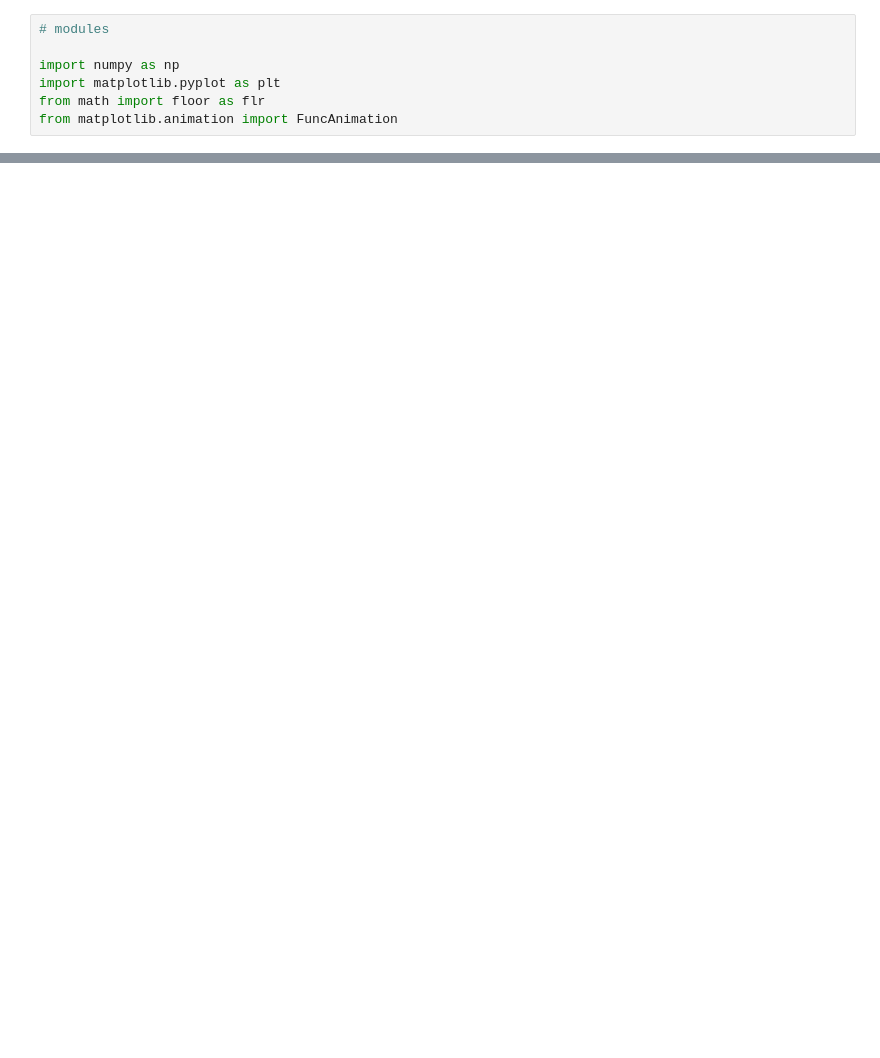
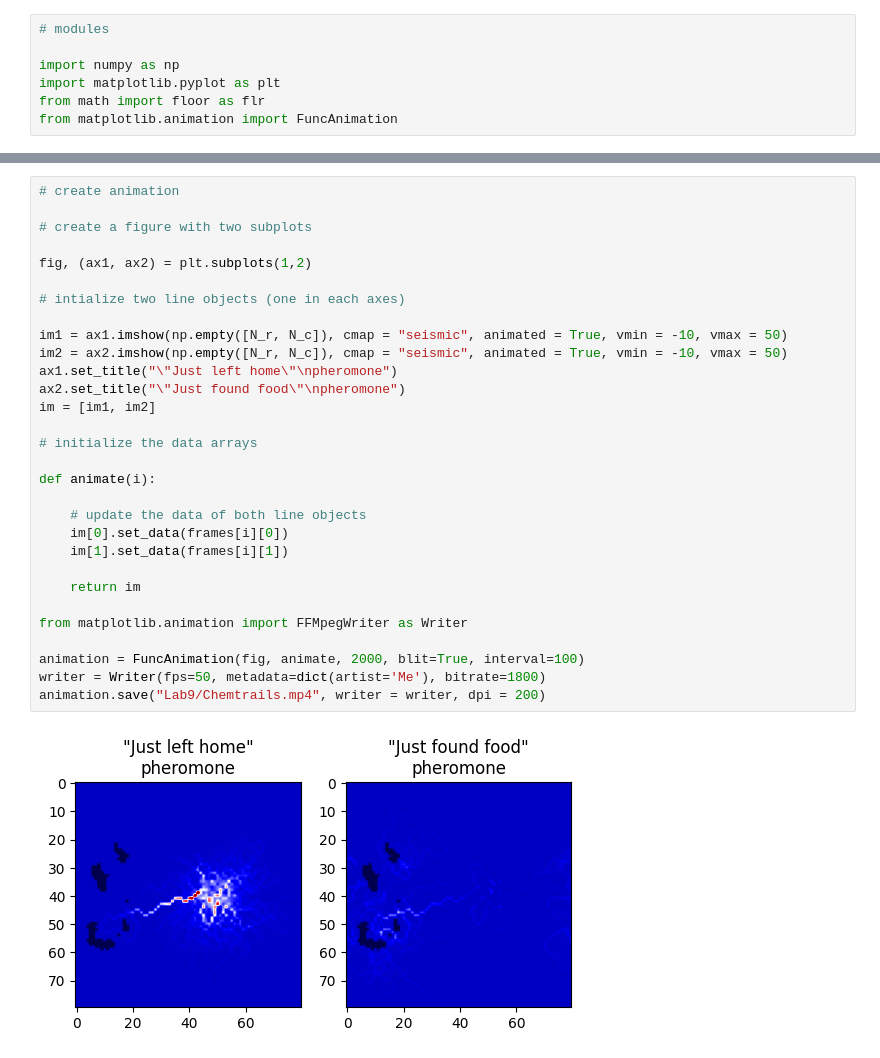
Before and after one commit to Laktyn/UW_Computer_Modeling, a Jupyter notebook: Lab9 - ants.ipynb, the cells around one changed output, grey strips where cells are left out. Cells and saved outputs as stored; diff of their text form; blank space fills up the shorter version.

```diff
--- a/Lab9 - ants.ipynb
+++ b/Lab9 - ants.ipynb
@@ -118,0 +172,32 @@ animation.save("Lab9/Chemtrails.gif")
+# %%
+# create animation
+
+# create a figure with two subplots
+
+fig, (ax1, ax2) = plt.subplots(1,2)
+
+# intialize two line objects (one in each axes)
+
+im1 = ax1.imshow(np.empty([N_r, N_c]), cmap = "seismic", animated = True, vmin = -10, vmax = 50)
+im2 = ax2.imshow(np.empty([N_r, N_c]), cmap = "seismic", animated = True, vmin = -10, vmax = 50)
+ax1.set_title("\"Just left home\"\npheromone")
+ax2.set_title("\"Just found food\"\npheromone")
+im = [im1, im2]
+
+# initialize the data arrays
+
+def animate(i):
+
+    # update the data of both line objects
+    im[0].set_data(frames[i][0])
+    im[1].set_data(frames[i][1])
+
+    return im
+
+from matplotlib.animation import FFMpegWriter as Writer
+
+animation = FuncAnimation(fig, animate, 2000, blit=True, interval=100)
+writer = Writer(fps=50, metadata=dict(artist='Me'), bitrate=1800)
+animation.save("Lab9/Chemtrails.mp4", writer = writer, dpi = 200)
+# %% [output]
+[figure, added]
```
Also changed, not shown: parts of 1 cell of this notebook, 4 other files.
